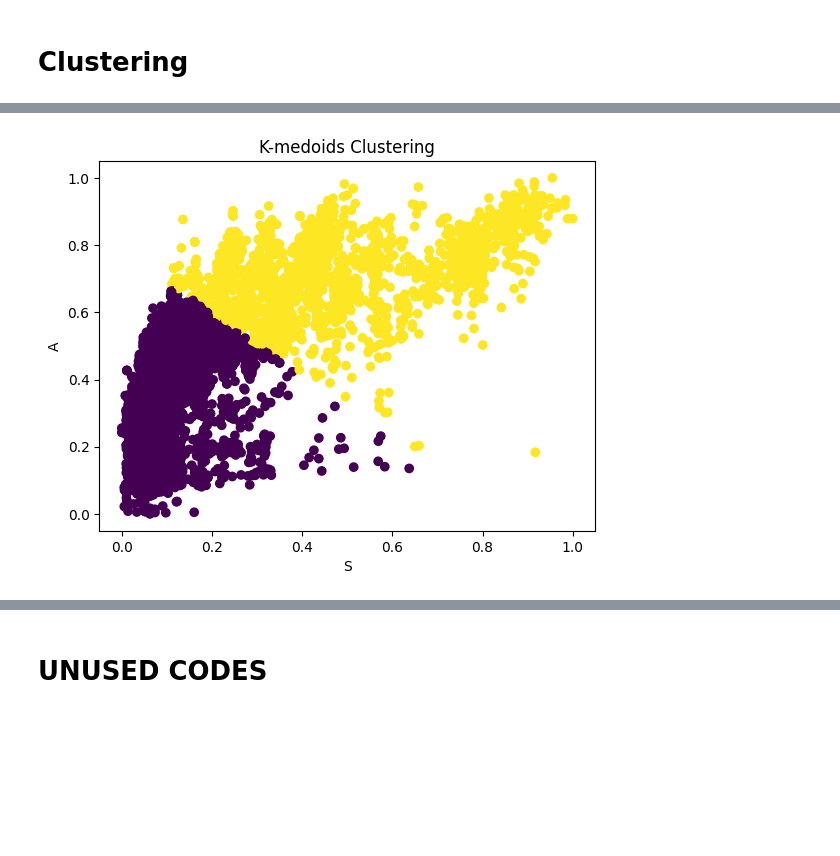
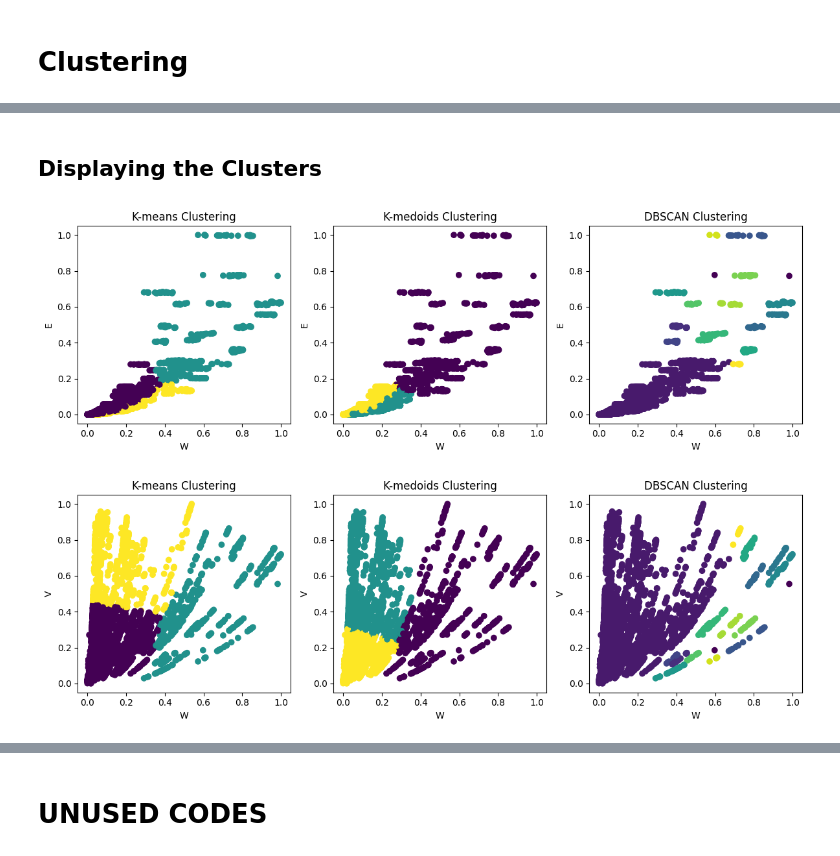
Before and after one commit to Ban-hub/CSE6506-Data_Project, a Jupyter notebook: Test.ipynb, the cells around one changed output, grey strips where cells are left out. Cells and saved outputs as stored; diff of their text form; code cells hidden in the pictures; blank space fills up the shorter version.

```diff
--- a/Test.ipynb
+++ b/Test.ipynb
@@ -478,9 +533,56 @@ plt.show()
-# %%
-# Visualize the clusters (for 2D data only)
-plt.scatter(df['S'], df['A'], c=df['KMedoids'], cmap='viridis')
-plt.xlabel('S')
-plt.ylabel('A')
-plt.title('K-medoids Clustering')
-plt.show()
-# %% [output]
-[figure, removed]
+# %% [markdown]
+## Displaying the Clusters
+# %%
+c1, c2 = "W", "E"
+
+fig, axes = plt.subplots(1, 3, figsize=(12, 4))
+
+# Visualize K-means Clustering
+axes[0].scatter(df[c1], df[c2], c=df['KMeans'], cmap='viridis')
+axes[0].set_xlabel(c1)
+axes[0].set_ylabel(c2)
+axes[0].set_title('K-means Clustering')
+
+# Visualize K-medoids Clustering
+axes[1].scatter(df[c1], df[c2], c=df['KMedoids'], cmap='viridis')
+axes[1].set_xlabel(c1)
+axes[1].set_ylabel(c2)
+axes[1].set_title('K-medoids Clustering')
+
+# Visualize DBSCAN Clustering
+axes[2].scatter(df[c1], df[c2], c=df['DBSCAN'], cmap='viridis')
+axes[2].set_xlabel(c1)
+axes[2].set_ylabel(c2)
+axes[2].set_title('DBSCAN Clustering')
+
+plt.tight_layout()
+plt.show()
+# %% [output]
+[figure, added]
+# %%
+c1, c2 = "W", "V"
+
+fig, axes = plt.subplots(1, 3, figsize=(12, 4))
+
+# Visualize K-means Clustering
+axes[0].scatter(df[c1], df[c2], c=df['KMeans'], cmap='viridis')
+axes[0].set_xlabel(c1)
+axes[0].set_ylabel(c2)
+axes[0].set_title('K-means Clustering')
+
+# Visualize K-medoids Clustering
+axes[1].scatter(df[c1], df[c2], c=df['KMedoids'], cmap='viridis')
+axes[1].set_xlabel(c1)
+axes[1].set_ylabel(c2)
+axes[1].set_title('K-medoids Clustering')
+
+# Visualize DBSCAN Clustering
+axes[2].scatter(df[c1], df[c2], c=df['DBSCAN'], cmap='viridis')
+axes[2].set_xlabel(c1)
+axes[2].set_ylabel(c2)
+axes[2].set_title('DBSCAN Clustering')
+
+plt.tight_layout()
+plt.show()
+# %% [output]
+[figure, added]
```
Also changed, not shown: parts of 25 cells of this notebook.
